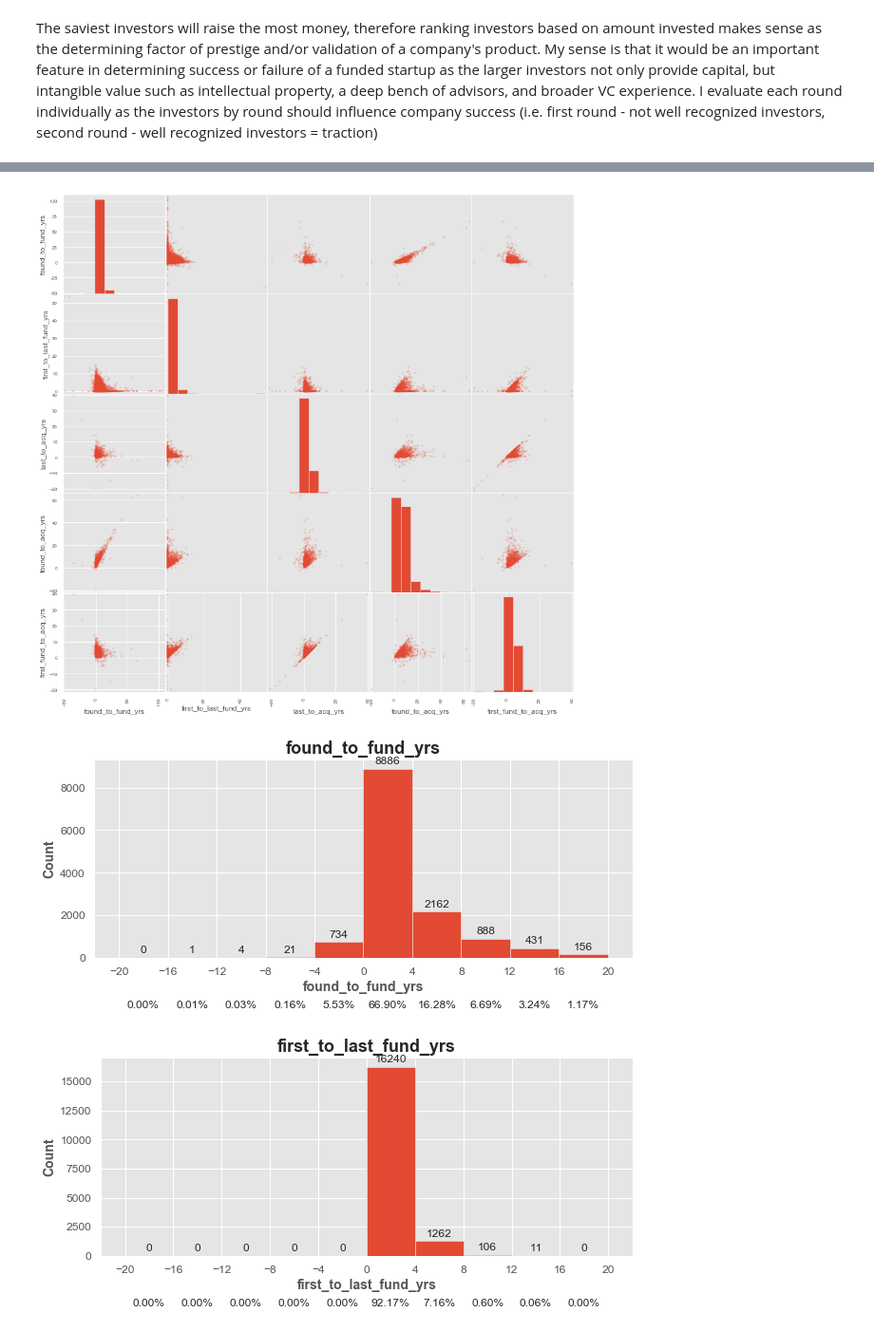
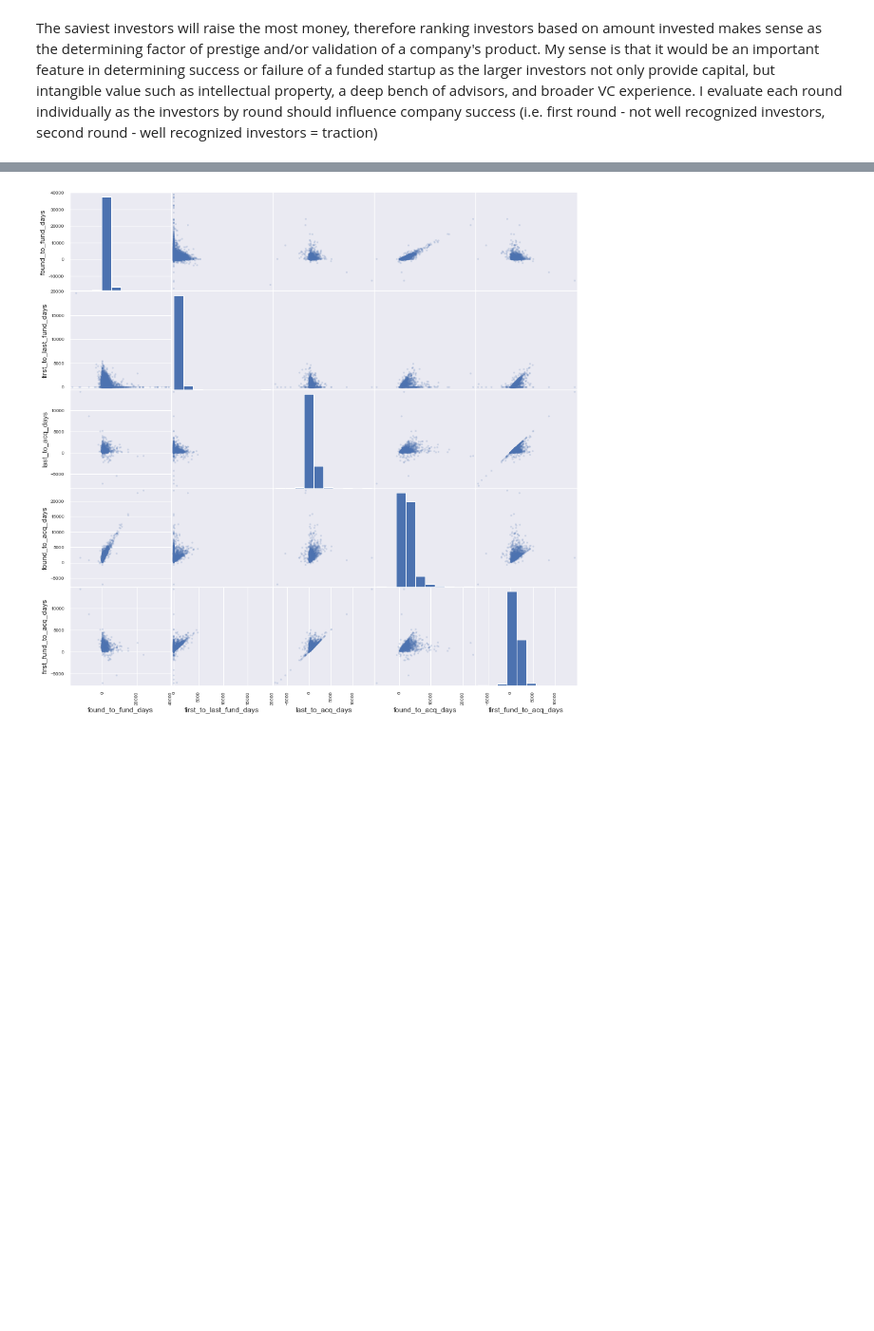
Before and after one commit to KKanoe/Projects, a Jupyter notebook: venture capital project/Venture Capital EDA.ipynb, the cells around one changed output, grey strips where cells are left out. Shown: that part at 95% size. Saved outputs shown, nothing was run; the diff lists cells and outputs as text; code cells hidden in the pictures; blank space fills up the shorter version.

```diff
--- a/venture capital project/Venture Capital EDA.ipynb
+++ b/venture capital project/Venture Capital EDA.ipynb
@@ -126,11 +240,10 @@ plt.show()
 # %%
 #Look at potential time features to assess ranges
-time_df = comp_sum_df[['status','found_to_fund_yrs','first_to_last_fund_yrs','last_to_acq_yrs', 'found_to_acq_yrs','first_fund_to_acq_yrs']].set_index('status')
+time_df = comp_sum_df[['status','found_to_fund_days','first_to_last_fund_days','last_to_acq_days', 'found_to_acq_days','first_fund_to_acq_days']].set_index('status')
+time_df = time_df.apply(pd.to_numeric)
 
 #Plot using scattermatrix
 pd.plotting.scatter_matrix(time_df, alpha=0.2, figsize=(15, 15))
 plt.show()
 # %% [output]
-[figure, old version]
+[figure, new version]
-[figure, removed]
-[figure, removed]
```
Also changed, not shown: parts of 9 cells of this notebook.
